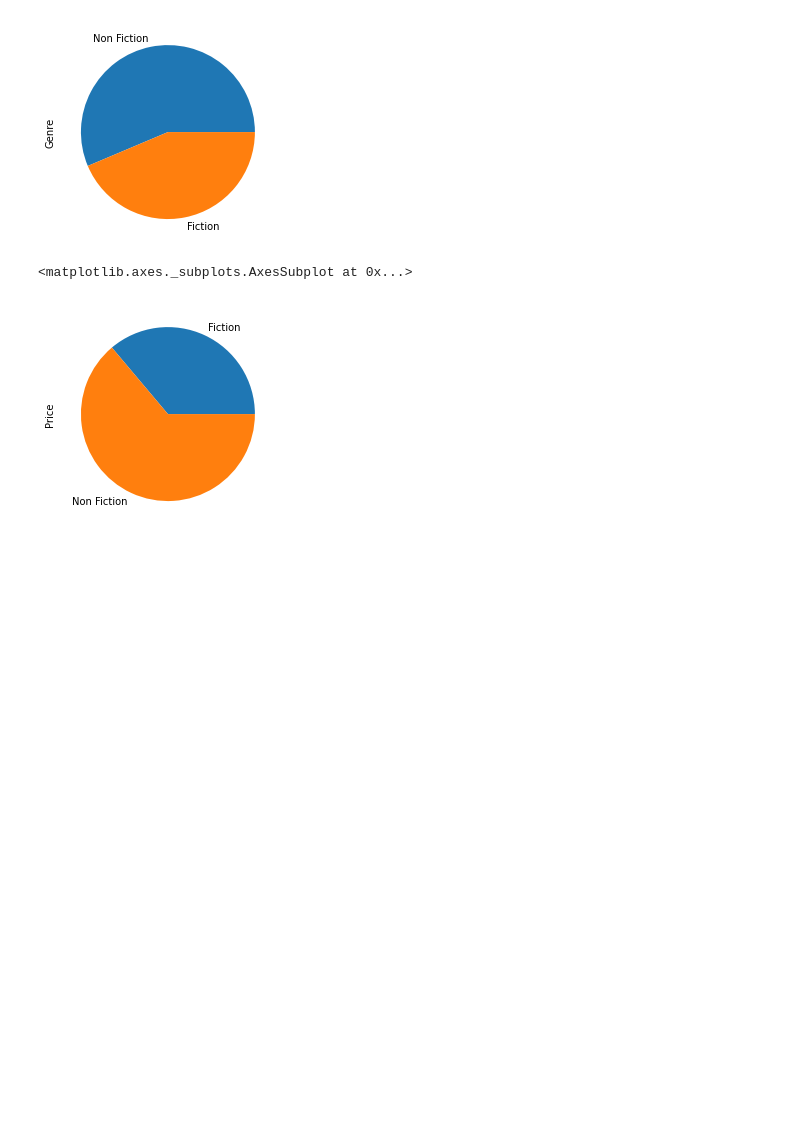
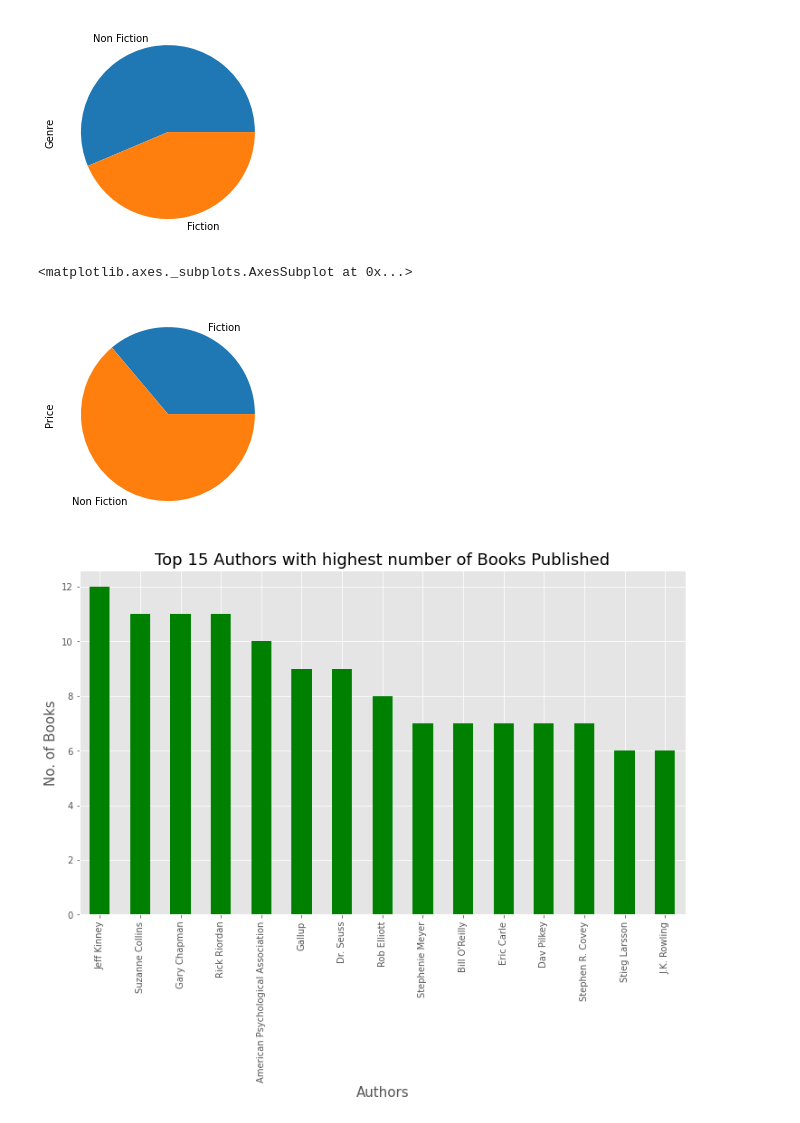
Before and after one commit to nivi-1993/Data-analysis, a Jupyter notebook: EDA on bestselling books-checkpoint.ipynb, the cells around one changed output. Saved outputs shown, nothing was run; the diff lists cells and outputs as text; code cells hidden in the pictures; blank space fills up the shorter version.

```diff
--- a/EDA on bestselling books-checkpoint.ipynb
+++ b/EDA on bestselling books-checkpoint.ipynb
@@ -167,3 +167,13 @@ df.groupby('Genre')['Price'].sum().plot(kind='pie') #price comparison
 # %% [output]
 <matplotlib.axes._subplots.AxesSubplot at 0x...>
 [figure]
+# %%
+plt.style.use('ggplot')
+plt.rcParams['figure.figsize' ]= (12,7)
+df.Author.value_counts().sort_values(ascending=False).head(15).plot(kind='bar', color='green')
+plt.title('Top 15 Authors with highest number of Books Published',fontsize=18)
+plt.xlabel('Authors',fontsize=15)
+plt.ylabel('No. of Books',fontsize=15)
+plt.show()
+# %% [output]
+[figure, added]
```
Also changed, not shown: parts of 3 cells of this notebook.
